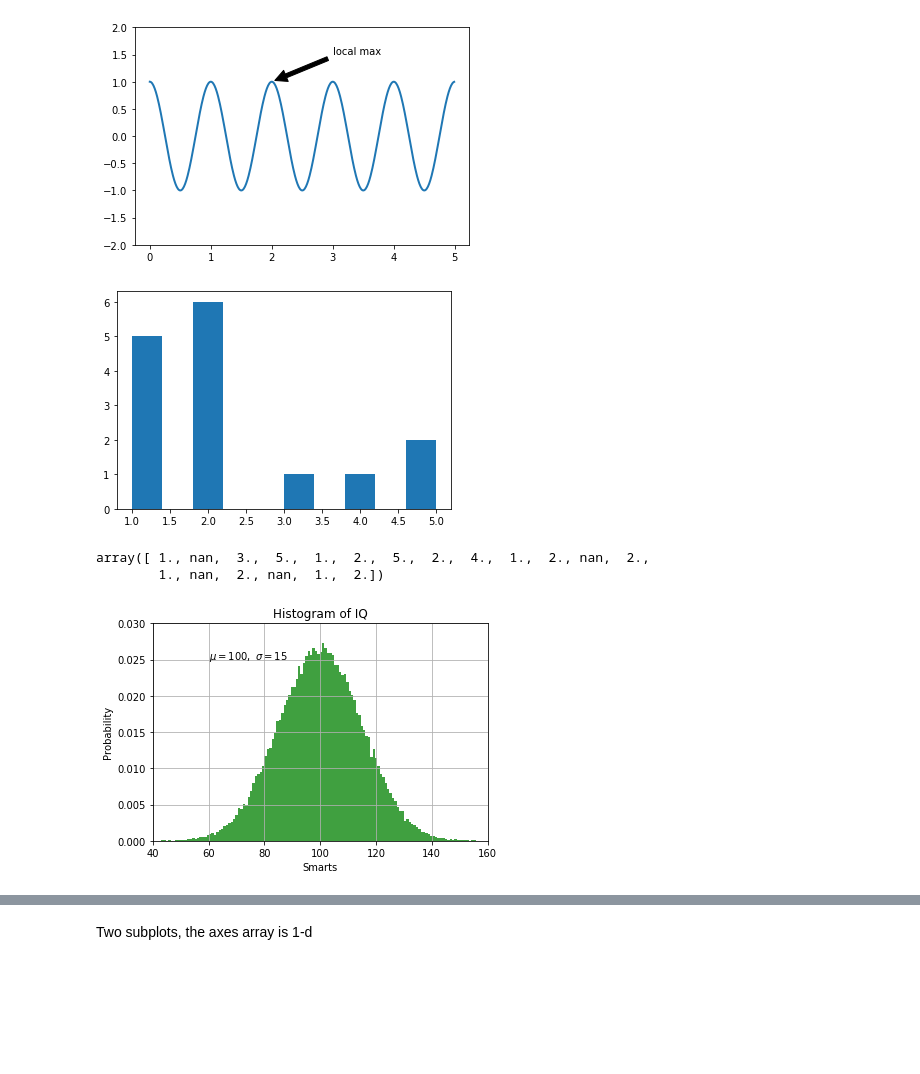
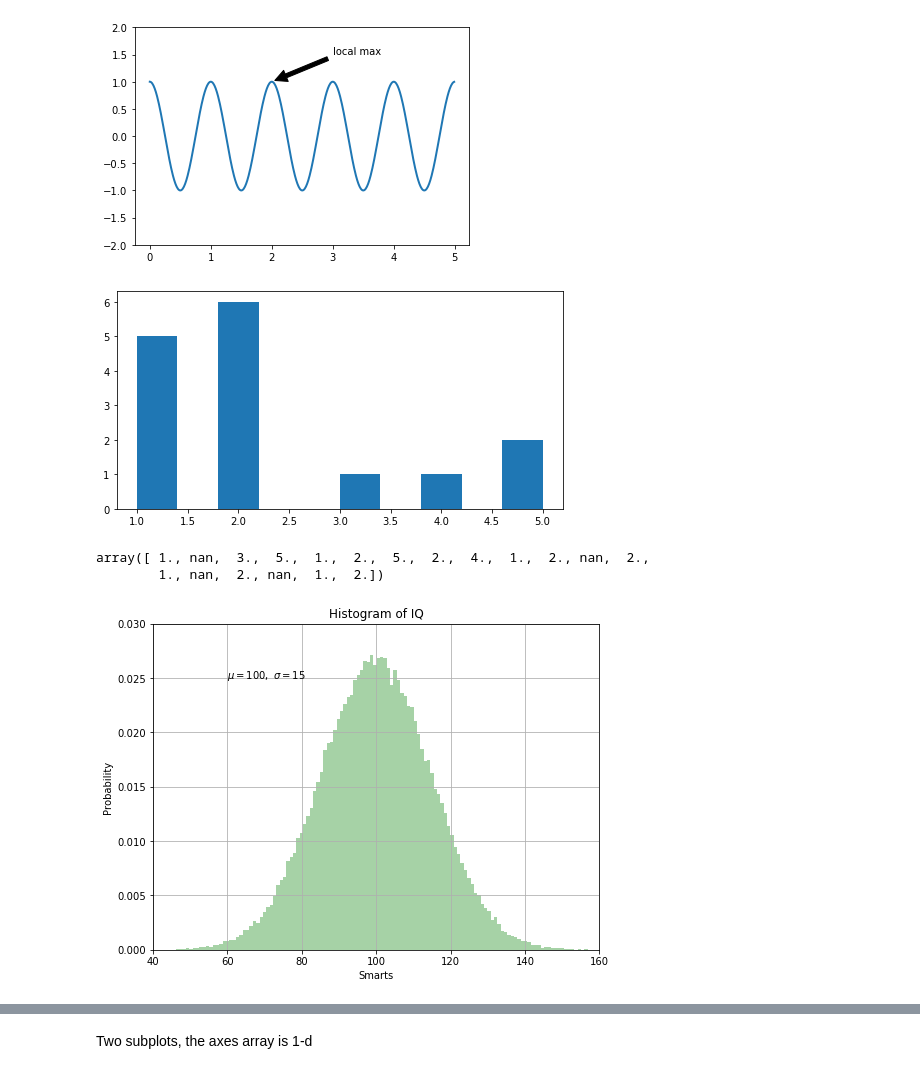
Before and after one commit to rsouza/Python_Course, a Jupyter notebook: Notebooks/14_Viz_Matplotlib.ipynb, the cells around one changed output, grey strips where cells are left out. Cells and saved outputs as stored; diff of their text form; code cells hidden in the pictures; blank space fills up the shorter version.

```diff
--- a/Notebooks/14_Viz_Matplotlib.ipynb
+++ b/Notebooks/14_Viz_Matplotlib.ipynb
@@ -77,11 +83,12 @@ plt.show()
 [figure]
 # %%
 A = np.array([1,np.nan, 3,5,1,2,5,2,4,1,2,np.nan,2,1,np.nan,2,np.nan,1,2])
-plt.figure()
+
+plt.figure(figsize=(8,4))
 plt.hist(A[~np.isnan(A)],bins=10)
 plt.show()
 # %% [output]
-[figure, old version]
+[figure, new version]
 # %%
 A
 # %% [output]
@@ -89,11 +96,12 @@ array([ 1., nan,  3.,  5.,  1.,  2.,  5.,  2.,  4.,  1.,  2., nan,  2.,
         1., nan,  2., nan,  1.,  2.])
 # %%
 mu, sigma = 100, 15
-xh = mu + sigma * np.random.randn(100000)
+#xh = mu + sigma * np.random.randn(100000)
 xh = np.random.normal(mu, sigma, 100000)
 
+plt.figure(figsize=(8,6))
 # the histogram of the data
-n, bins, patches = plt.hist(xh, 150, density=True, facecolor='g', alpha=0.75)
+n, bins, patches = plt.hist(xh, 150, density=True, facecolor='g', alpha=0.35)
 
 plt.xlabel('Smarts')
 plt.ylabel('Probability')
@@ -103,5 +111,5 @@ plt.axis([40, 160, 0, 0.03])
 plt.grid(True)
 plt.show()
 # %% [output]
-[figure, old version]
+[figure, new version]
 # %%
```
Also changed, not shown: parts of 11 cells of this notebook, 2 other files.
